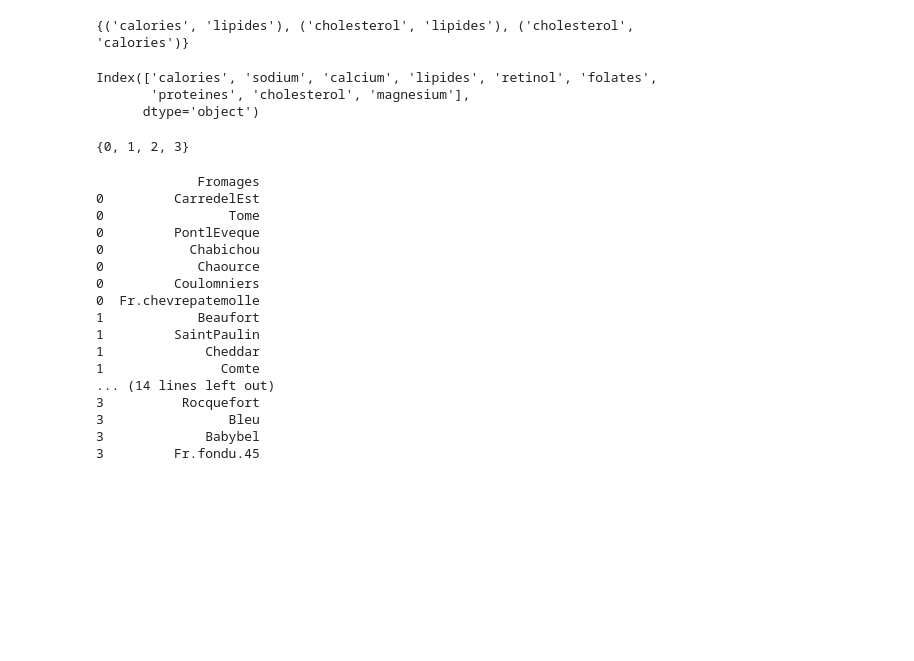
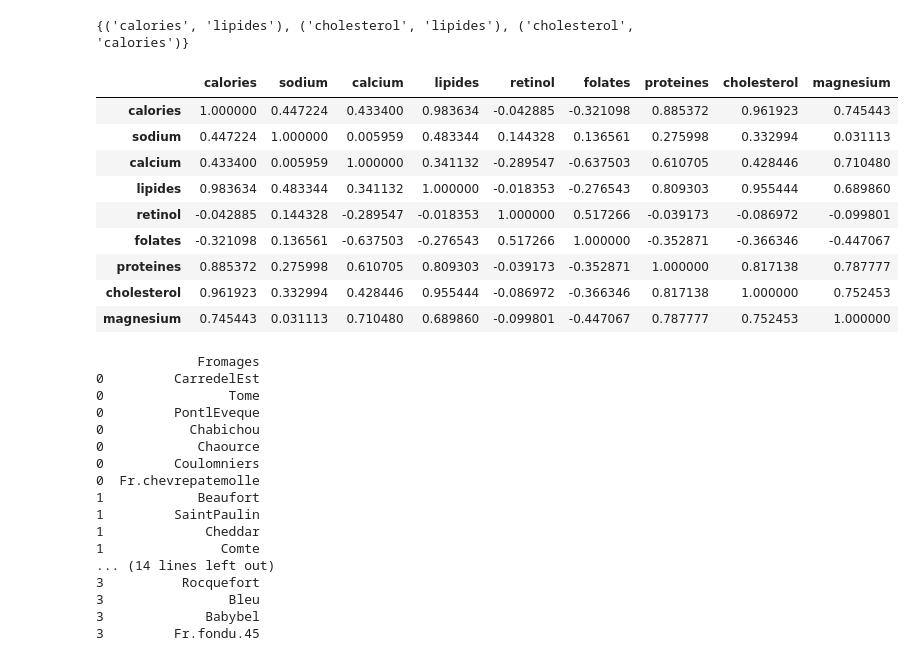
Before and after one commit to GL4-2021-2022/DM-TP4, a Jupyter notebook: main.ipynb, the cells around one changed output. Cells and saved outputs as stored; diff of their text form; code cells hidden in the pictures; blank space fills up the shorter version.

```diff
--- a/main.ipynb
+++ b/main.ipynb
@@ -62,10 +64,17 @@ print(out)
 # %% [output]
 {('calories', 'lipides'), ('cholesterol', 'lipides'), ('cholesterol', 'calories')}
-# %%
-print(fromage.columns)
-# %% [output]
-Index(['calories', 'sodium', 'calcium', 'lipides', 'retinol', 'folates',
-       'proteines', 'cholesterol', 'magnesium'],
-      dtype='object')
+# %%
+crr
+# %% [output]
+|  | calories | sodium | calcium | lipides | retinol | folates | proteines | cholesterol | magnesium |
+| calories | 1.000000 | 0.447224 | 0.433400 | 0.983634 | -0.042885 | -0.321098 | 0.885372 | 0.961923 | 0.745443 |
+| sodium | 0.447224 | 1.000000 | 0.005959 | 0.483344 | 0.144328 | 0.136561 | 0.275998 | 0.332994 | 0.031113 |
+| calcium | 0.433400 | 0.005959 | 1.000000 | 0.341132 | -0.289547 | -0.637503 | 0.610705 | 0.428446 | 0.710480 |
+| lipides | 0.983634 | 0.483344 | 0.341132 | 1.000000 | -0.018353 | -0.276543 | 0.809303 | 0.955444 | 0.689860 |
+| retinol | -0.042885 | 0.144328 | -0.289547 | -0.018353 | 1.000000 | 0.517266 | -0.039173 | -0.086972 | -0.099801 |
+| folates | -0.321098 | 0.136561 | -0.637503 | -0.276543 | 0.517266 | 1.000000 | -0.352871 | -0.366346 | -0.447067 |
+| proteines | 0.885372 | 0.275998 | 0.610705 | 0.809303 | -0.039173 | -0.352871 | 1.000000 | 0.817138 | 0.787777 |
+| cholesterol | 0.961923 | 0.332994 | 0.428446 | 0.955444 | -0.086972 | -0.366346 | 0.817138 | 1.000000 | 0.752453 |
+| magnesium | 0.745443 | 0.031113 | 0.710480 | 0.689860 | -0.099801 | -0.447067 | 0.787777 | 0.752453 | 1.000000 |
 # %%
 kmeans = cluster.KMeans(n_clusters = 4)
@@ -75,7 +83,3 @@ idk = np.argsort(kmeans.labels_)
-# %%
-set(kmeans.labels_)
-# %% [output]
-{0, 1, 2, 3}
 # %%
 print(pd.DataFrame(fromage.index[idk],kmeans.labels_[idk]))
 # %% [output]
```
Also changed, not shown: parts of 6 cells of this notebook.
